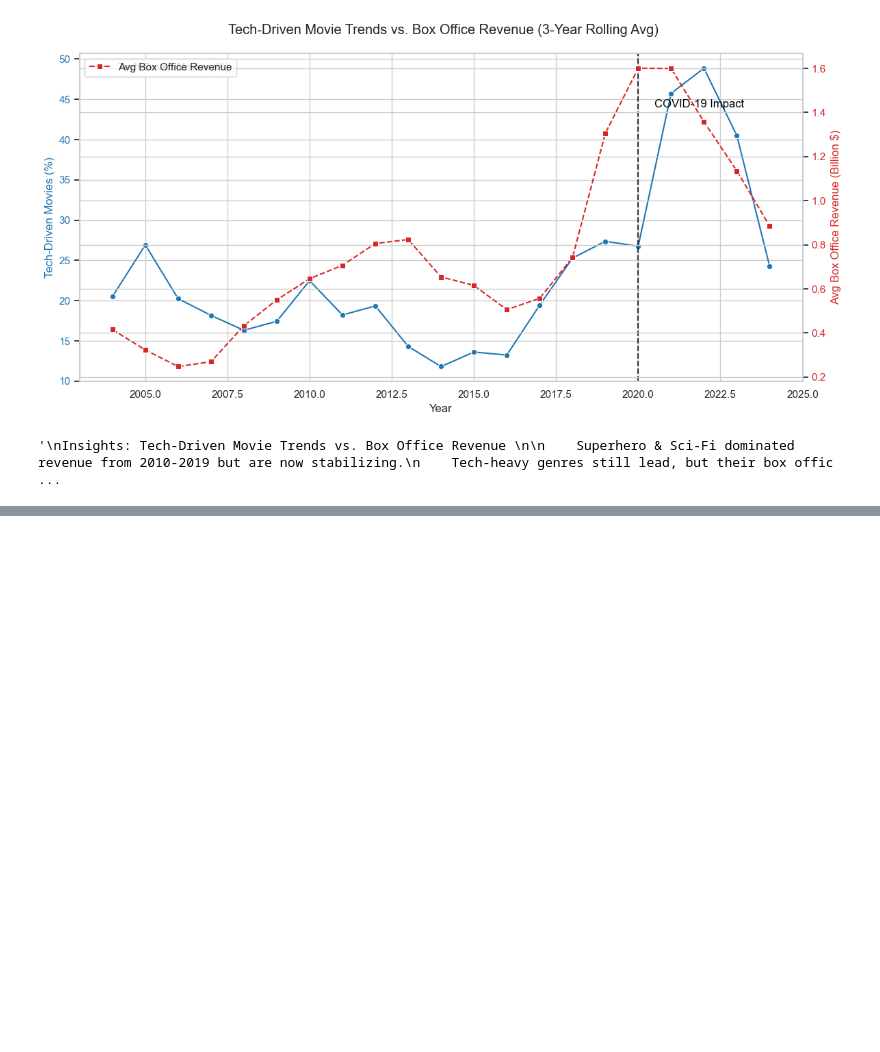
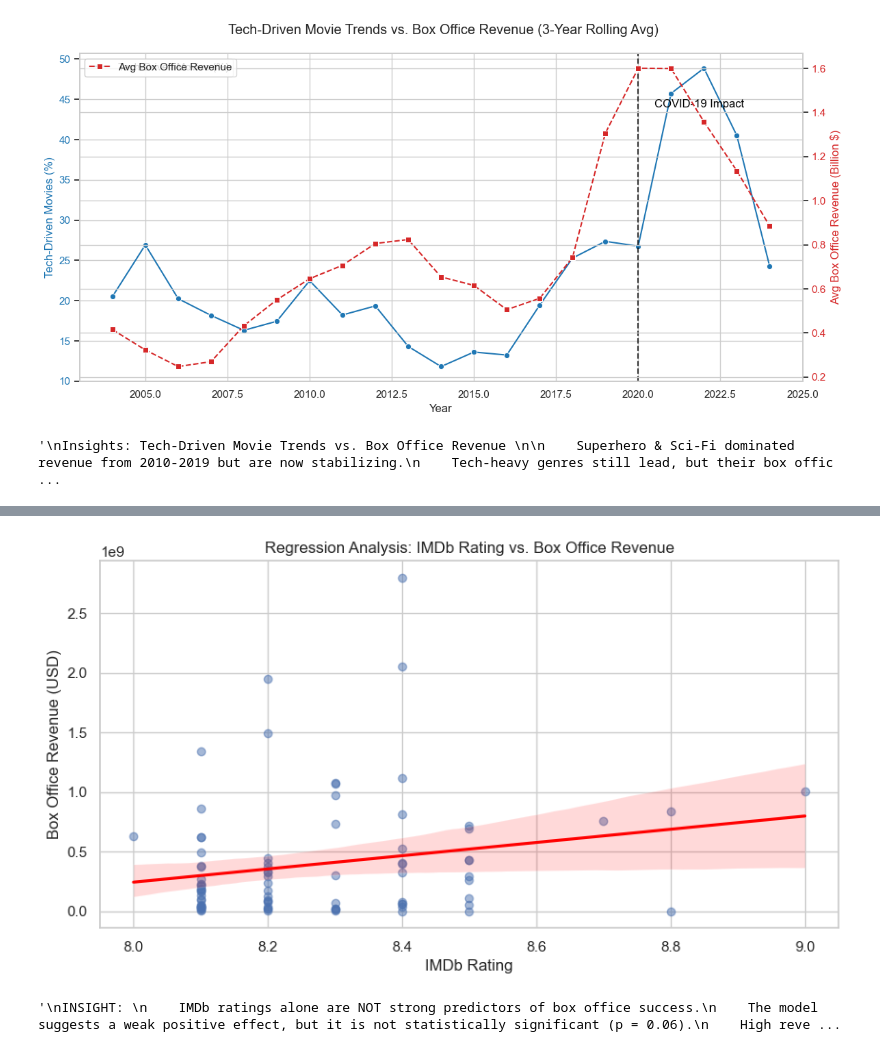
Before and after one commit to BihaniM/-OOP-for-School-Management-System, a Jupyter notebook: IMDB_Analysis.ipynb, the cells around one changed output, grey strips where cells are left out. Cells and saved outputs as stored; diff of their text form; code cells hidden in the pictures; blank space fills up the shorter version.

```diff
--- a/IMDB_Analysis.ipynb
+++ b/IMDB_Analysis.ipynb
@@ -849,0 +906,20 @@ Insights: Tech-Driven Movie Trends vs. Box Office Revenue
+# %%
+# Scatter plot with regression line
+plt.figure(figsize=(10, 5))
+sns.regplot(x=df["Rating (raw)"], y=df["Box Office Revenue"], scatter_kws={"alpha":0.5}, line_kws={"color": "red"})
+plt.title("Regression Analysis: IMDb Rating vs. Box Office Revenue")
+plt.xlabel("IMDb Rating")
+plt.ylabel("Box Office Revenue (USD)")
+plt.grid(True)
+plt.show()
+# %% [output]
+[figure, added]
+# %%
+"""
+INSIGHT:
+    IMDb ratings alone are NOT strong predictors of box office success.
+    The model suggests a weak positive effect, but it is not statistically significant (p = 0.06).
+    High revenue movies are driven by multiple factors beyond just critical ratings.
+"""
+# %% [output]
+'\nINSIGHT: \n    IMDb ratings alone are NOT strong predictors of box office success.\n    The model suggests a weak positive effect, but it is not statistically significant (p = 0.06).\n    High reve ...
```
Also changed, not shown: parts of 6 cells of this notebook.
